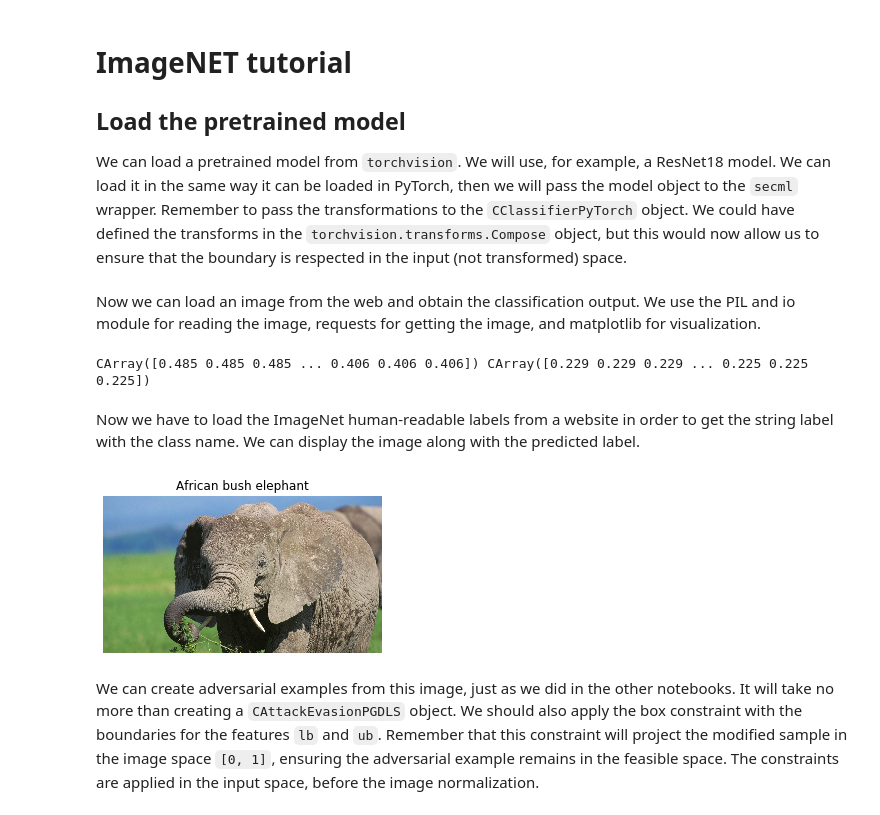
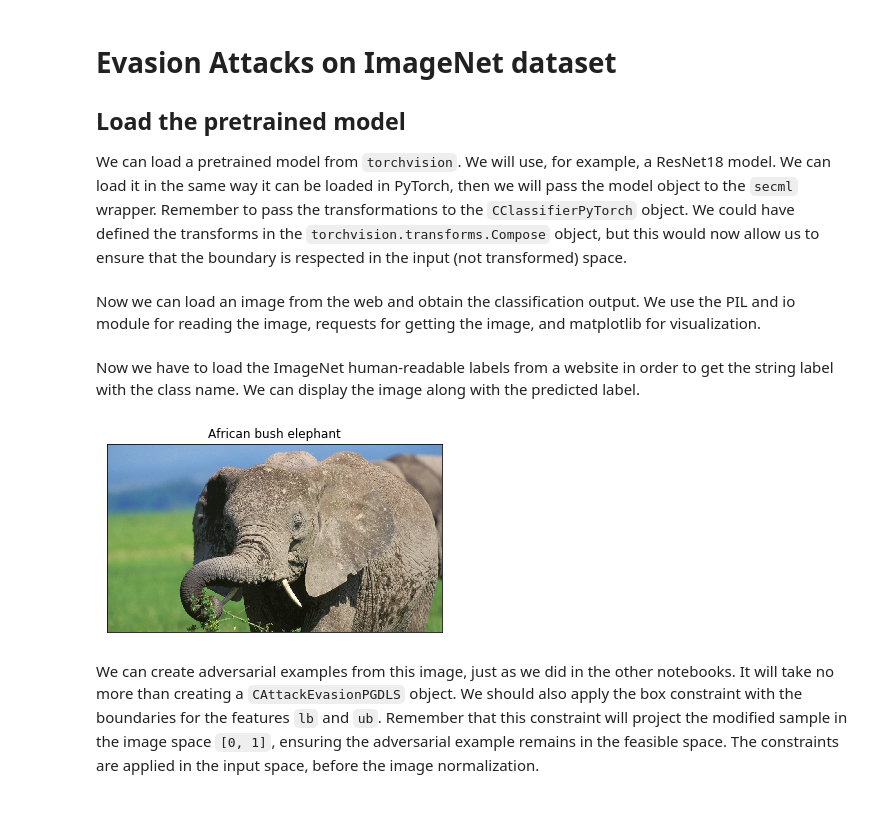
Before and after one commit to pralab/secml, a Jupyter notebook: tutorials/07-ImageNet.ipynb, the cells around one changed output. Saved outputs shown, nothing was run; the diff lists cells and outputs as text; code cells hidden in the pictures.

Commit message:
Resolve "Improve visualization of images in Notebook 7"

```diff
--- a/tutorials/07-ImageNet.ipynb
+++ b/tutorials/07-ImageNet.ipynb
@@ -1,5 +1,5 @@
 # %% [markdown]
-# ImageNET tutorial
+# Evasion Attacks on ImageNet dataset
 
 ## Load the pretrained model
 
@@ -50,7 +50,6 @@ transform = transforms.Compose([
 from PIL import Image
 import requests
 import io
-import matplotlib.pyplot as plt
 
 # img_path = input("Insert image path:")
 img_path = 'https://en.upali.ch/wp-content/uploads/2016/11/arikanischer-ruessel.jpg'
@@ -61,16 +60,15 @@ img = Image.open(io.BytesIO(r.content))
 img_t = transform(img)
 
 # convert to CArray
+from secml.array import CArray
 batch_t = torch.unsqueeze(img_t, 0).view(-1)
-batch_c = clf._from_tensor(batch_t)
+batch_c = CArray(batch_t.numpy())
 
 # fit the normalizer to prevent not fitted error
 normalizer.fit(batch_c.atleast_2d(), None)
 
 # prediction for the given image
 preds = clf.predict(batch_c)
-# %% [output]
-CArray([0.485 0.485 0.485 ... 0.406 0.406 0.406]) CArray([0.229 0.229 0.229 ... 0.225 0.225 0.225])
 # %% [markdown]
 Now we have to load the ImageNet human-readable labels from a
 website in order to get the string label with the class name. We can
@@ -78,20 +76,22 @@ display the image along with the predicted label.
 # %%
 import json
 imagenet_labels_path = "https://raw.githubusercontent.com/" \
                        "anishathalye/imagenet-simple-labels/" \
                        "master/imagenet-simple-labels.json"
 r = requests.get(imagenet_labels_path)
 labels = json.load(io.StringIO(r.text))
 label = preds.item()
 predicted_label = labels[label]
 
-plt.figure(figsize=(5, 5))
-plt.imshow(img)
-plt.axis('off')
-plt.title(predicted_label)
-plt.show()
+from secml.figure import CFigure
+fig = CFigure()
+fig.sp.imshow(img)
+fig.sp.xticks([])
+fig.sp.yticks([])
+fig.sp.title(predicted_label)
+fig.show()
 # %% [output]
-[figure, old version]
+[figure, new version]
 # %% [markdown]
 We can create adversarial examples from this image, just as we did in the
 other notebooks. It will take no more than creating a `CAttackEvasionPGDLS`
```
Also changed, not shown: parts of 3 cells of this notebook, 2 other files.
